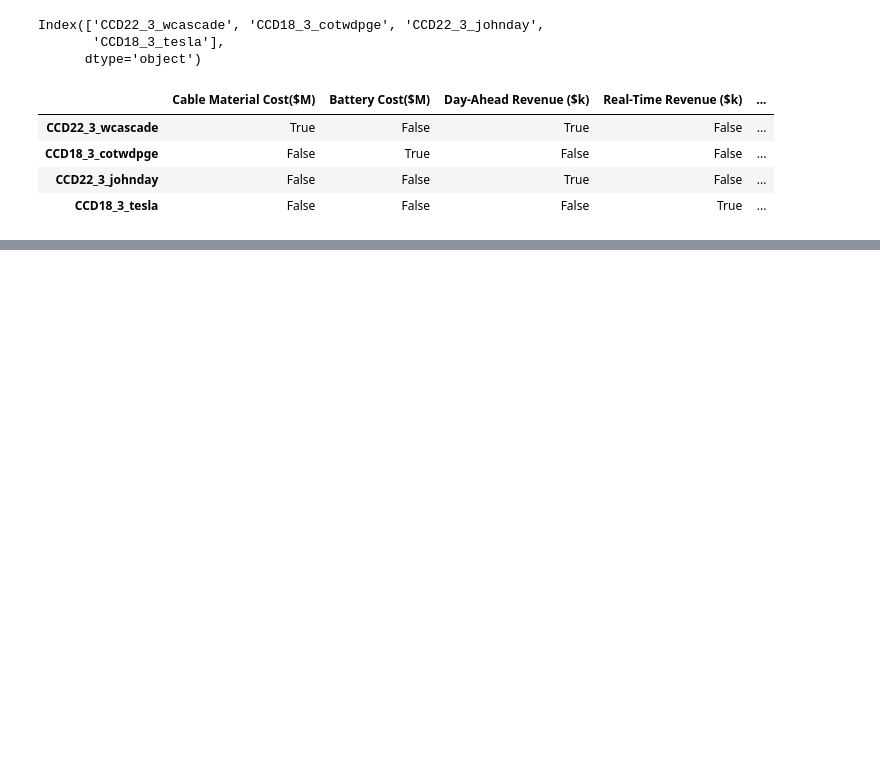
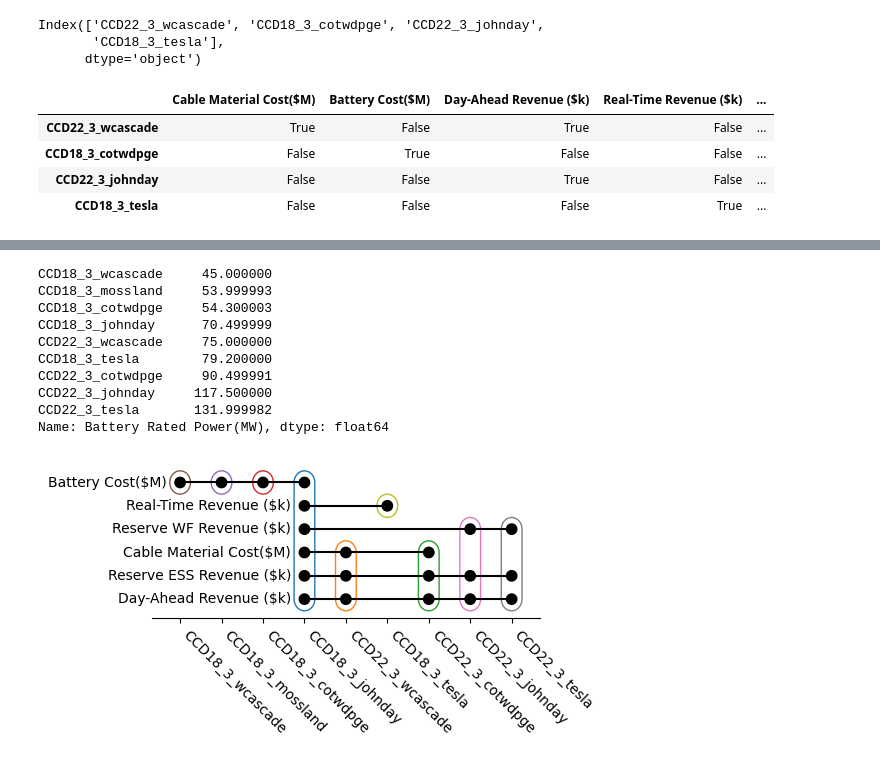
Before and after one commit to pnnl/pyMOODS, a Jupyter notebook: notebooks/Paper Figures.ipynb, the cells around one changed output, grey strips where cells are left out. Saved outputs shown, nothing was run; the diff lists cells and outputs as text; code cells hidden in the pictures; blank space fills up the shorter version.

```diff
--- a/notebooks/Paper Figures.ipynb
+++ b/notebooks/Paper Figures.ipynb
@@ -144,0 +140,27 @@ hnx.draw(H, pos=pos)
+# %%
+order_by = 'Battery Rated Power(MW)'
+
+H = self.specializers_as_hypergraph().dual()
+
+edge_order = df_design.loc[self.specialization.index, order_by]\
+    .sort_values()\
+    .index
+
+hnx.draw_incidence_upset(
+    H,
+    edge_order=edge_order,
+    edge_labels_kwargs=dict(va='top', ha='left', rotation=-45))
+
+df_design.loc[edge_order, order_by]
+# %% [output]
+CCD18_3_wcascade     45.000000
+CCD18_3_mossland     53.999993
+CCD18_3_cotwdpge     54.300003
+CCD18_3_johnday      70.499999
+CCD22_3_wcascade     75.000000
+CCD18_3_tesla        79.200000
+CCD22_3_cotwdpge     90.499991
+CCD22_3_johnday     117.500000
+CCD22_3_tesla       131.999982
+Name: Battery Rated Power(MW), dtype: float64
+[figure, added]
```
Also changed, not shown: parts of 6 cells of this notebook.
